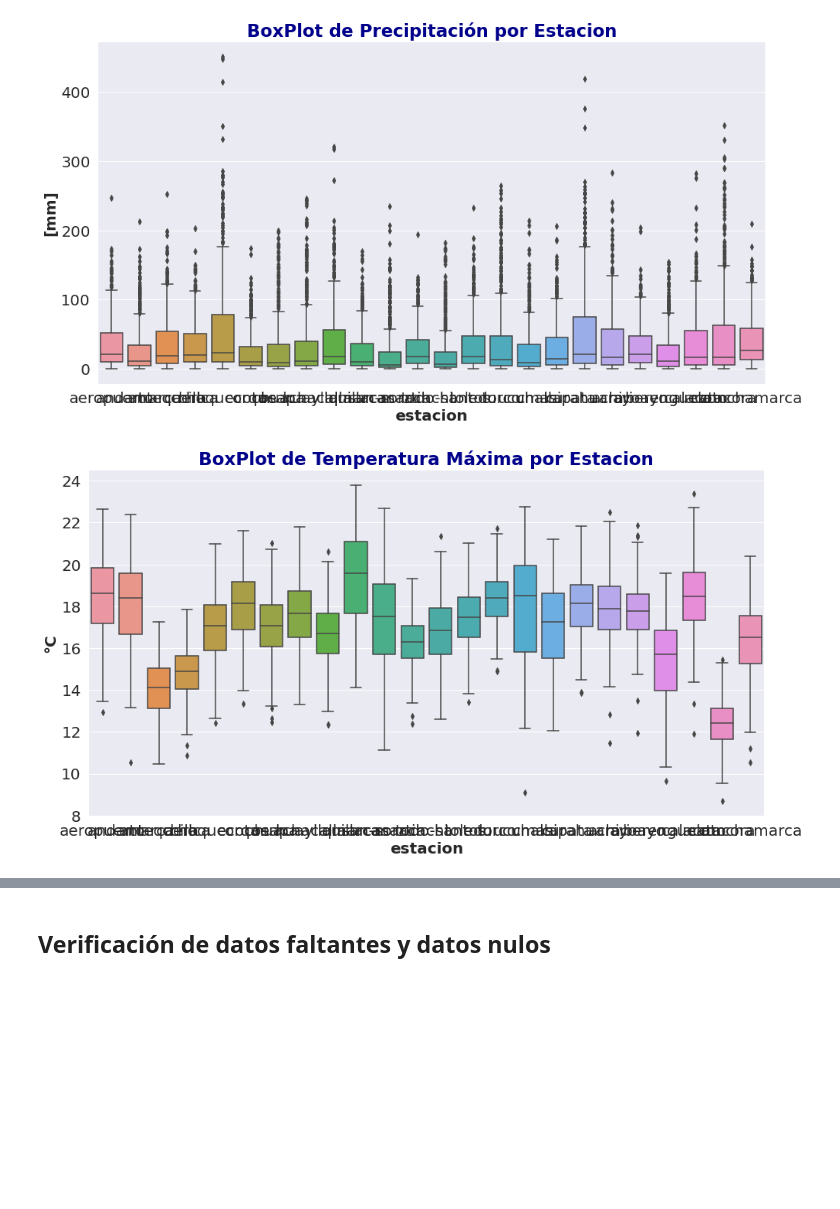
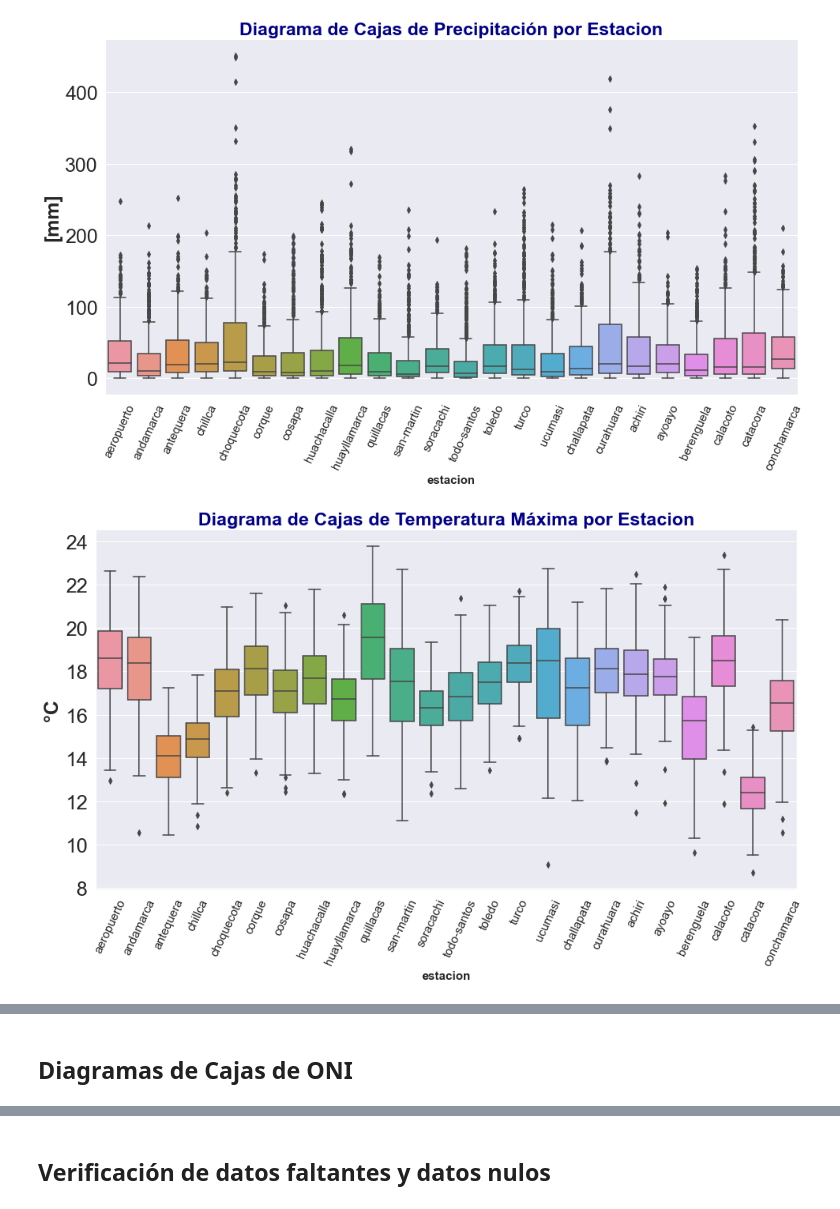
Before and after one commit to MandbeZ/TFM_sequia, a Jupyter notebook: notebooks/3.3. Descripción y Exploración de Datos(Parte1).ipynb, the cells around one changed output, grey strips where cells are left out. Saved outputs shown, nothing was run; the diff lists cells and outputs as text; code cells hidden in the pictures; blank space fills up the shorter version.

```diff
--- a/notebooks/3.3. Descripción y Exploración de Datos(Parte1).ipynb
+++ b/notebooks/3.3. Descripción y Exploración de Datos(Parte1).ipynb
@@ -55,12 +55,12 @@ estaciones = pd.read_csv('../datos/1.0.Estaciones/estaciones_senamhi_generado.cs
 # Nombres de los archivos a leer
 fuente_datos = ['chirps_mensual_pp_bc.csv','nasa_mensual_tmax_bc.csv','nasa_mensual_tmin_bc.csv',
                 'nasa_mensual_tmed_bc.csv','nasa_mensual_hmed_bc.csv',
-                'indices_spi3.csv','indices_spi6.csv','indices_spi12.csv',
-                'indices_spei3.csv','indices_spei6.csv','indices_spei12.csv']
+                'indices_spi3.csv','indices_spi12.csv',
+                'indices_spei3.csv','indices_spei12.csv']
 
 # Nombres de columnas de dataframe resultante
 columnas = ['fecha','anio','mes','id','pp',
-            'tmax','tmin','tmed','hmed','spi3','spi6','spi12','spei3','spei6','spei12']
+            'tmax','tmin','tmed','hmed','spi3','spi12','spei3','spei12']
 
 # Ejecutar la conversion
 datos = procesar(fuente_datos, columnas, estaciones)
@@ -273,7 +293,24 @@ graficar_caja_total('mes', datos=datos)
+# %%
+def graficar_caja_total1(x_lbl, datos, titulo='BoxPlot',):
+    for i in range(4,9):
+        if (datos.columns[i].count('i1')>0):
+            continue
+        else:
+            nombre,unidad = variable(datos.columns[i])
+            titulo = 'Diagrama de Cajas de '+nombre+' por '+x_lbl.capitalize()
+            subdatos = datos[['mes','estacion',datos.columns[i]]]
+            sns.set(rc={'figure.figsize':(15.7,8.27)})
+            plt.title(titulo, c='darkblue', fontweight='bold', fontsize=23)
+            sns.boxplot(x=x_lbl, y=datos.columns[i], data=subdatos)
+            plt.ylabel(unidad, fontweight='bold', fontsize=25)
+            plt.xlabel(x_lbl, fontweight='bold', fontsize=15)
+            plt.xticks(rotation = 65)
+            plt.xticks(fontsize=15)
+            plt.yticks(fontsize=25)
+            plt.show()
 # %%
 '''Diagrama de cajas por Variable respecto a las estaciones '''
-
-graficar_caja_total('estacion', datos=datos)
+graficar_caja_total1('estacion', datos=datos)
 # %% [output]
-[figure, old version]
+[figure, new version]
-[figure, old version]
+[figure, new version]
@@ -286,0 +320,2 @@ graficar_caja_total('estacion', datos=datos)
+# %% [markdown]
+## Diagramas de Cajas de ONI
```
Also changed, not shown: parts of 43 cells of this notebook, 3 other files.
